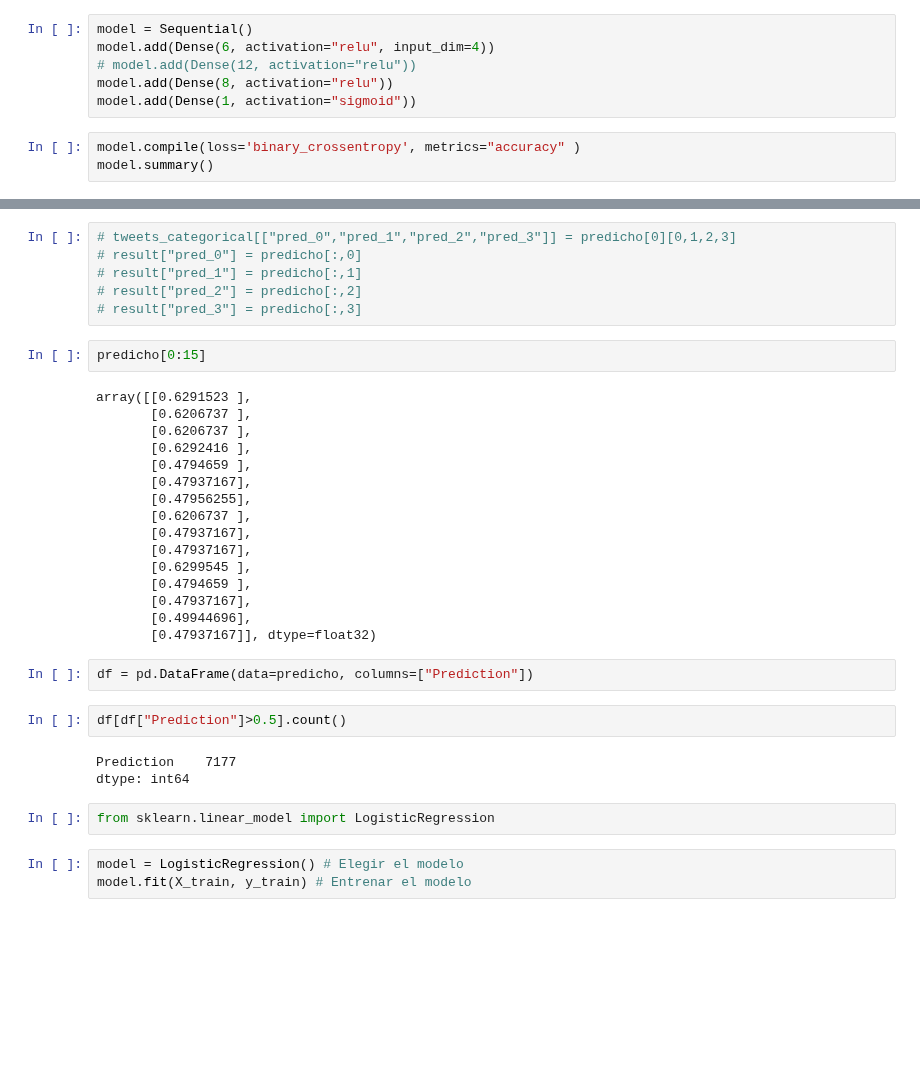
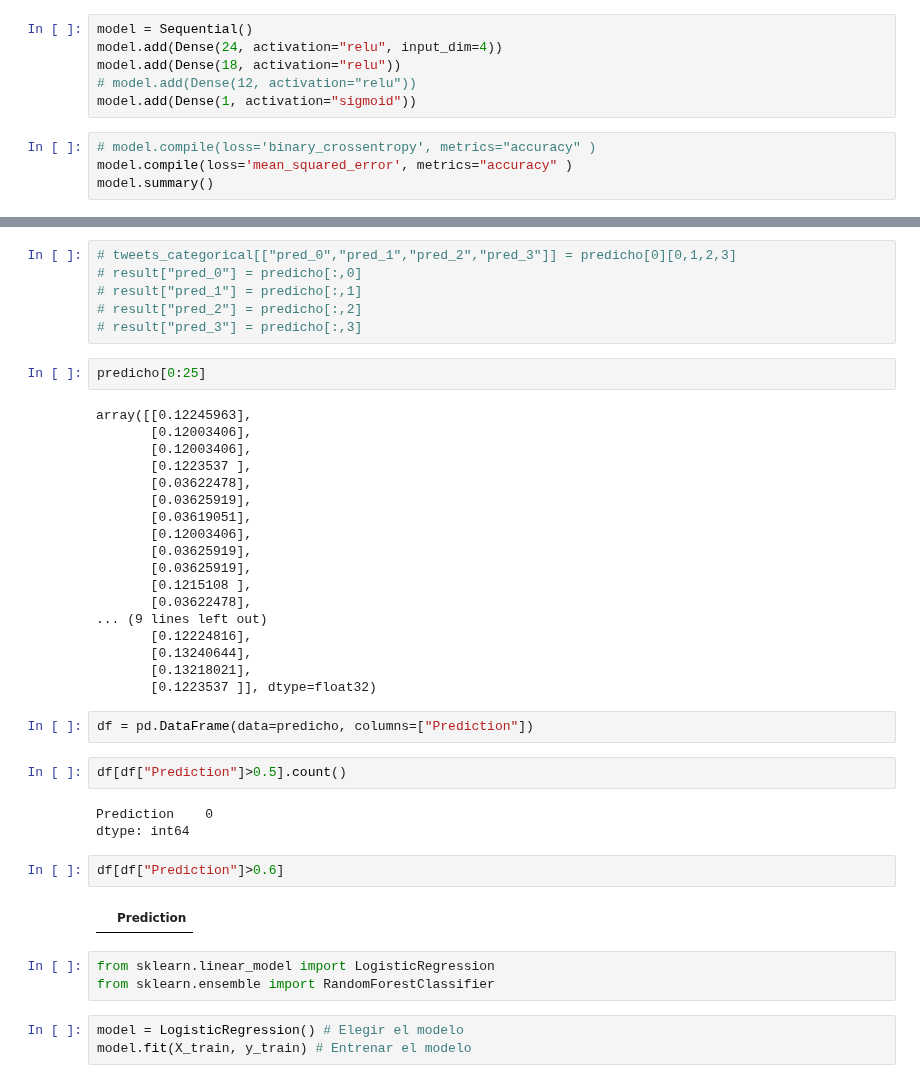
Before and after one commit to julianmelero/twitter-ai, a Jupyter notebook: Analysis/clasification.ipynb, the cells around one changed output, grey strips where cells are left out. Cells and saved outputs as stored; diff of their text form; blank space fills up the shorter version.

```diff
--- a/Analysis/clasification.ipynb
+++ b/Analysis/clasification.ipynb
@@ -353,10 +356,11 @@ from keras.layers import Dense
 # %%
 model = Sequential()
-model.add(Dense(6, activation="relu", input_dim=4))
+model.add(Dense(24, activation="relu", input_dim=4))
+model.add(Dense(18, activation="relu"))
 # model.add(Dense(12, activation="relu"))
-model.add(Dense(8, activation="relu"))
 model.add(Dense(1, activation="sigmoid"))
 # %%
-model.compile(loss='binary_crossentropy', metrics="accuracy" )
+# model.compile(loss='binary_crossentropy', metrics="accuracy" )
+model.compile(loss='mean_squared_error', metrics="accuracy" )
 model.summary()
 # %% [output]
@@ -433,32 +437,39 @@ predicho = model.predict(X_test.astype(int))
 # result["pred_2"] = predicho[:,2]
 # result["pred_3"] = predicho[:,3]
 # %%
-predicho[0:15]
+predicho[0:25]
 # %% [output]
-array([[0.6291523 ],
-       [0.6206737 ],
-       [0.6206737 ],
-       [0.6292416 ],
-       [0.4794659 ],
-       [0.47937167],
-       [0.47956255],
-       [0.6206737 ],
-       [0.47937167],
-       [0.47937167],
-       [0.6299545 ],
-       [0.4794659 ],
-       [0.47937167],
-       [0.49944696],
-       [0.47937167]], dtype=float32)
+array([[0.12245963],
+       [0.12003406],
+       [0.12003406],
+       [0.1223537 ],
+       [0.03622478],
+       [0.03625919],
+       [0.03619051],
+       [0.12003406],
+       [0.03625919],
+       [0.03625919],
+       [0.1215108 ],
+       [0.03622478],
+... (9 lines left out)
+       [0.12224816],
+       [0.13240644],
+       [0.13218021],
+       [0.1223537 ]], dtype=float32)
 # %%
 df = pd.DataFrame(data=predicho, columns=["Prediction"])
 # %%
 df[df["Prediction"]>0.5].count()
 # %% [output]
-Prediction    7177
+Prediction    0
 dtype: int64
+# %%
+df[df["Prediction"]>0.6]
+# %% [output]
+|  | Prediction |
 # %%
 from sklearn.linear_model import LogisticRegression
+from sklearn.ensemble import RandomForestClassifier
 # %%
 model = LogisticRegression() # Elegir el modelo
 model.fit(X_train, y_train) # Entrenar el modelo
```
Also changed, not shown: parts of 10 cells of this notebook.
